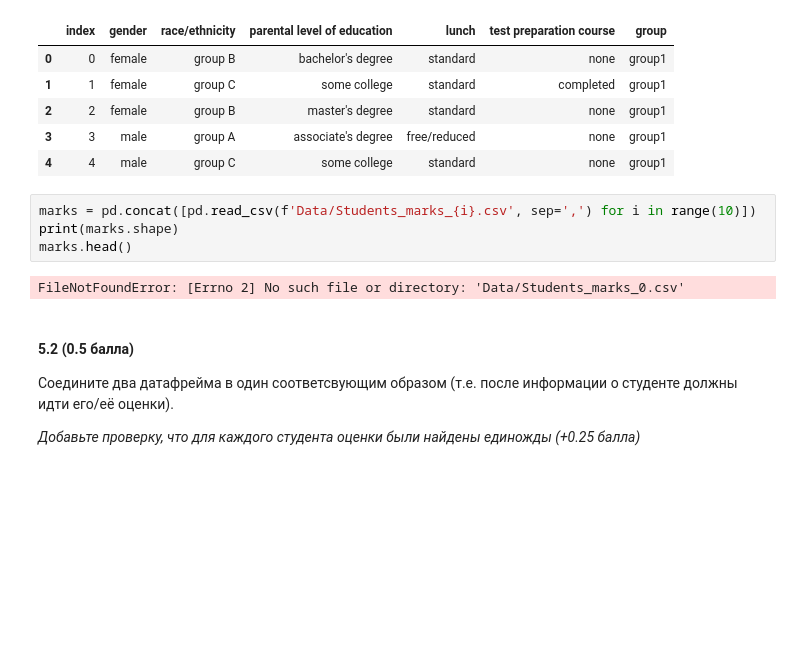
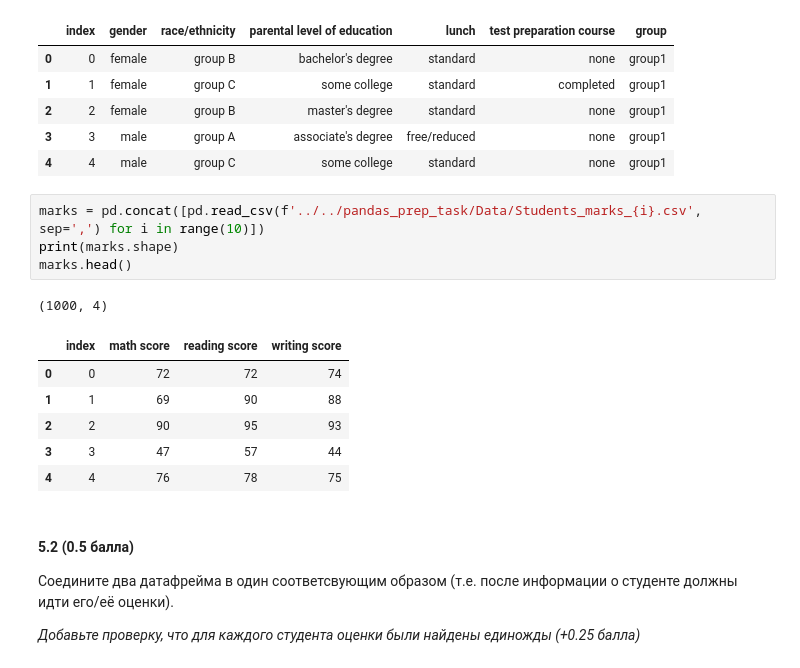
Before and after one commit to igumnov-daniel/HOCK_SEPTEMBER_2023, a Jupyter notebook: exam/demos/5/demo5_ANS.ipynb, the cells around one changed output. Saved outputs shown, nothing was run; the diff lists cells and outputs as text; blank space fills up the shorter version.

```diff
--- a/exam/demos/5/demo5_ANS.ipynb
+++ b/exam/demos/5/demo5_ANS.ipynb
@@ -271,11 +271,17 @@ info.head()
 | 3 | 3 | male | group A | associate's degree | free/reduced | none | group1 |
 | 4 | 4 | male | group C | some college | standard | none | group1 |
 # %%
-marks = pd.concat([pd.read_csv(f'Data/Students_marks_{i}.csv', sep=',') for i in range(10)])
+marks = pd.concat([pd.read_csv(f'../../pandas_prep_task/Data/Students_marks_{i}.csv', sep=',') for i in range(10)])
 print(marks.shape)
 marks.head()
 # %% [output]
-FileNotFoundError: [Errno 2] No such file or directory: 'Data/Students_marks_0.csv'
+(1000, 4)
+|  | index | math score | reading score | writing score |
+| 0 | 0 | 72 | 72 | 74 |
+| 1 | 1 | 69 | 90 | 88 |
+| 2 | 2 | 90 | 95 | 93 |
+| 3 | 3 | 47 | 57 | 44 |
+| 4 | 4 | 76 | 78 | 75 |
 # %% [markdown]
 #### 5.2 (0.5 балла)
 Соедините два датафрейма в один соответсвующим образом (т.е. после информации о студенте должны идти его/её оценки).
```
Also changed, not shown: parts of 5 cells of this notebook, 1 other file.
